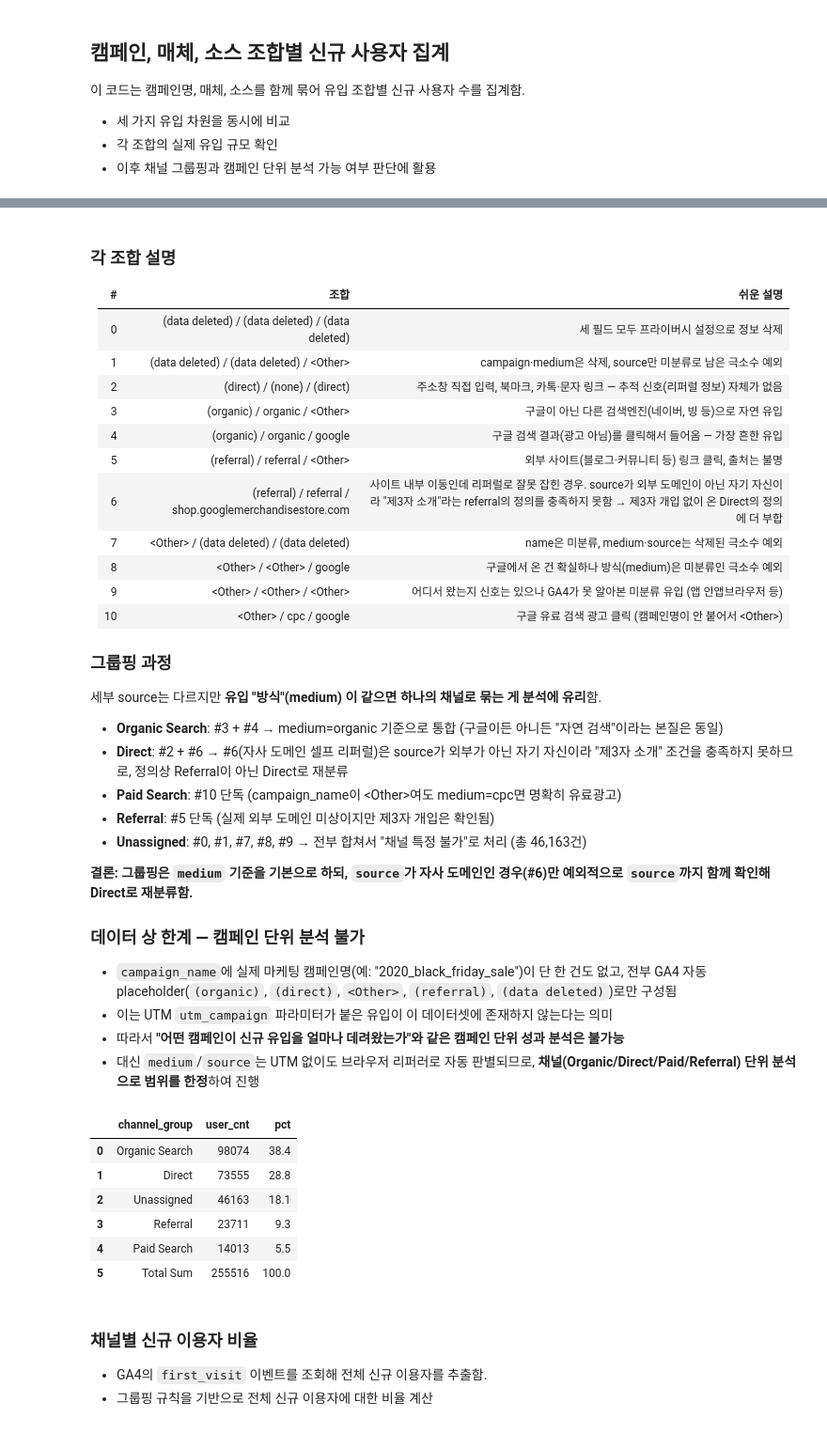
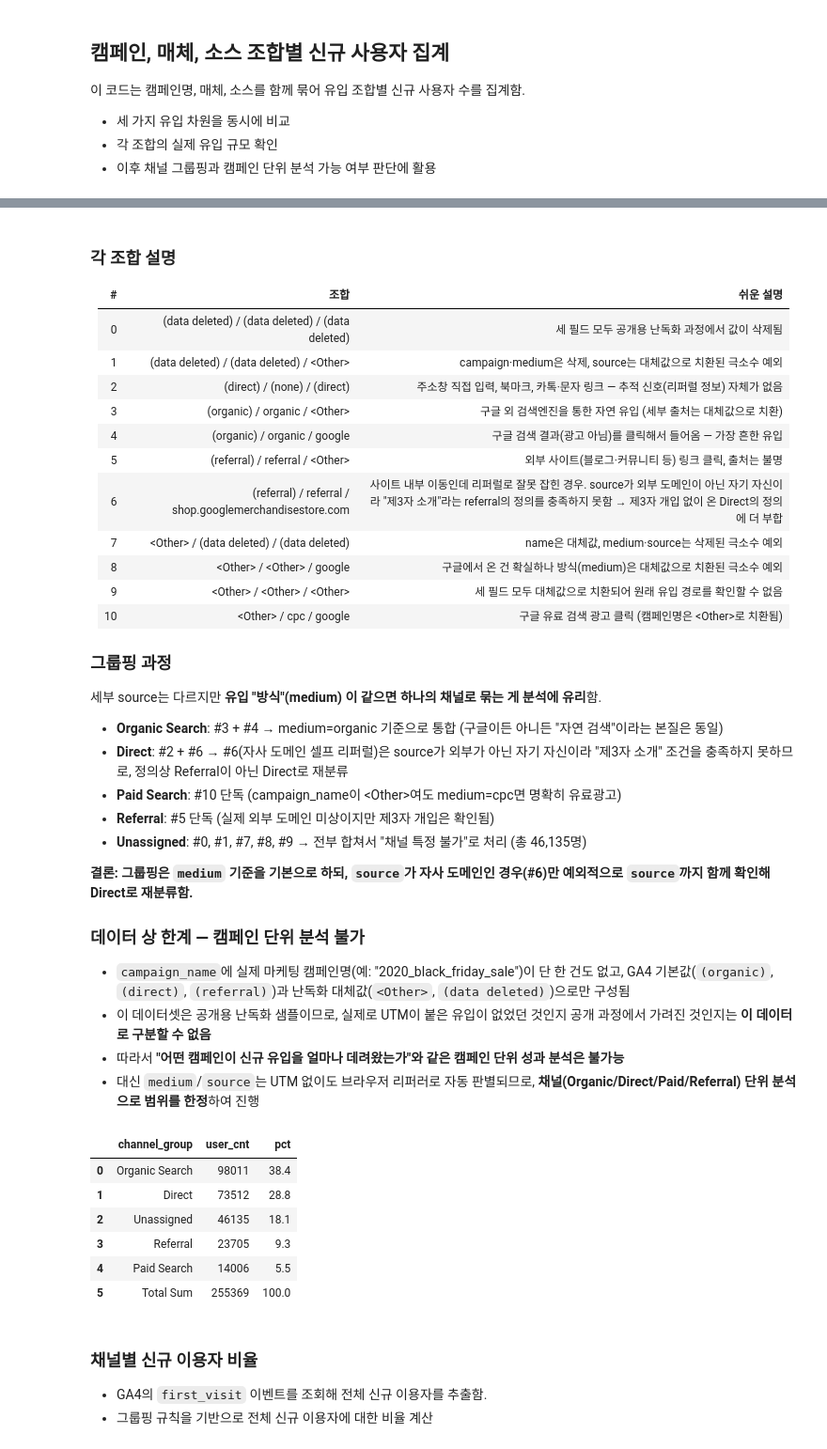
Before and after one commit to bulsajo1/ecommerce-product-analysis-project, a Jupyter notebook: data_analysis/A(acquisition).ipynb, the cells around one changed output, grey strips where cells are left out. Shown at 94% size. Cells and saved outputs as stored; diff of their text form; code cells hidden in the pictures.

```diff
--- a/data_analysis/A(acquisition).ipynb
+++ b/data_analysis/A(acquisition).ipynb
@@ -525,17 +563,17 @@ print(df)
 
 | # | 조합 | 쉬운 설명 |
 |---|---|---|
-| 0 | (data deleted) / (data deleted) / (data deleted) | 세 필드 모두 프라이버시 설정으로 정보 삭제 |
-| 1 | (data deleted) / (data deleted) / \<Other\> | campaign·medium은 삭제, source만 미분류로 남은 극소수 예외 |
+| 0 | (data deleted) / (data deleted) / (data deleted) | 세 필드 모두 공개용 난독화 과정에서 값이 삭제됨 |
+| 1 | (data deleted) / (data deleted) / \<Other\> | campaign·medium은 삭제, source는 대체값으로 치환된 극소수 예외 |
 | 2 | (direct) / (none) / (direct) | 주소창 직접 입력, 북마크, 카톡·문자 링크 — 추적 신호(리퍼럴 정보) 자체가 없음 |
-| 3 | (organic) / organic / \<Other\> | 구글이 아닌 다른 검색엔진(네이버, 빙 등)으로 자연 유입 |
+| 3 | (organic) / organic / \<Other\> | 구글 외 검색엔진을 통한 자연 유입 (세부 출처는 대체값으로 치환) |
 | 4 | (organic) / organic / google | 구글 검색 결과(광고 아님)를 클릭해서 들어옴 — 가장 흔한 유입 |
 | 5 | (referral) / referral / \<Other\> | 외부 사이트(블로그·커뮤니티 등) 링크 클릭, 출처는 불명 |
 | 6 | (referral) / referral / shop.googlemerchandisestore.com | 사이트 내부 이동인데 리퍼럴로 잘못 잡힌 경우. source가 외부 도메인이 아닌 자기 자신이라 "제3자 소개"라는 referral의 정의를 충족하지 못함 → 제3자 개입 없이 온 Direct의 정의에 더 부합 |
-| 7 | \<Other\> / (data deleted) / (data deleted) | name은 미분류, medium·source는 삭제된 극소수 예외 |
-| 8 | \<Other\> / \<Other\> / google | 구글에서 온 건 확실하나 방식(medium)은 미분류인 극소수 예외 |
-| 9 | \<Other\> / \<Other\> / \<Other\> | 어디서 왔는지 신호는 있으나 GA4가 못 알아본 미분류 유입 (앱 인앱브라우저 등) |
-| 10 | \<Other\> / cpc / google | 구글 유료 검색 광고 클릭 (캠페인명이 안 붙어서 \<Other\>) |
+| 7 | \<Other\> / (data deleted) / (data deleted) | name은 대체값, medium·source는 삭제된 극소수 예외 |
+| 8 | \<Other\> / \<Other\> / google | 구글에서 온 건 확실하나 방식(medium)은 대체값으로 치환된 극소수 예외 |
+| 9 | \<Other\> / \<Other\> / \<Other\> | 세 필드 모두 대체값으로 치환되어 원래 유입 경로를 확인할 수 없음 |
+| 10 | \<Other\> / cpc / google | 구글 유료 검색 광고 클릭 (캠페인명은 \<Other\>로 치환됨) |
 
 ### 그룹핑 과정
 
@@ -545,14 +583,14 @@ print(df)
 - **Direct**: #2 + #6 → #6(자사 도메인 셀프 리퍼럴)은 source가 외부가 아닌 자기 자신이라 "제3자 소개" 조건을 충족하지 못하므로, 정의상 Referral이 아닌 Direct로 재분류
 - **Paid Search**: #10 단독 (campaign_name이 \<Other\>여도 medium=cpc면 명확히 유료광고)
 - **Referral**: #5 단독 (실제 외부 도메인 미상이지만 제3자 개입은 확인됨)
-- **Unassigned**: #0, #1, #7, #8, #9 → 전부 합쳐서 "채널 특정 불가"로 처리 (총 46,163건)
+- **Unassigned**: #0, #1, #7, #8, #9 → 전부 합쳐서 "채널 특정 불가"로 처리 (총 46,135명)
 
 **결론: 그룹핑은 `medium` 기준을 기본으로 하되, `source`가 자사 도메인인 경우(#6)만 예외적으로 `source`까지 함께 확인해 Direct로 재분류함.**
 
 ### 데이터 상 한계 — 캠페인 단위 분석 불가
 
-- `campaign_name`에 실제 마케팅 캠페인명(예: "2020_black_friday_sale")이 단 한 건도 없고, 전부 GA4 자동 placeholder(`(organic)`, `(direct)`, `<Other>`, `(referral)`, `(data deleted)`)로만 구성됨
-- 이는 UTM `utm_campaign` 파라미터가 붙은 유입이 이 데이터셋에 존재하지 않는다는 의미
+- `campaign_name`에 실제 마케팅 캠페인명(예: "2020_black_friday_sale")이 단 한 건도 없고, GA4 기본값(`(organic)`, `(direct)`, `(referral)`)과 난독화 대체값(`<Other>`, `(data deleted)`)으로만 구성됨
+- 이 데이터셋은 공개용 난독화 샘플이므로, 실제로 UTM이 붙은 유입이 없었던 것인지 공개 과정에서 가려진 것인지는 **이 데이터로 구분할 수 없음**
 - 따라서 **"어떤 캠페인이 신규 유입을 얼마나 데려왔는가"와 같은 캠페인 단위 성과 분석은 불가능**
 - 대신 `medium`/`source`는 UTM 없이도 브라우저 리퍼러로 자동 판별되므로, **채널(Organic/Direct/Paid/Referral) 단위 분석으로 범위를 한정**하여 진행
 # %%
@@ -562,63 +600,66 @@ import matplotlib.pyplot as plt
 client = bigquery.Client(project="pro-talon-503713-s3")
 
 query = """
-WITH first_visit_users AS (
-  SELECT
-    user_pseudo_id,
-    traffic_source.source AS source,
-    traffic_source.medium AS medium
-  FROM `bigquery-public-data.ga4_obfuscated_sample_ecommerce.events_*`
-  WHERE event_name = 'first_visit'
-    AND _TABLE_SUFFIX BETWEEN '20201102' AND '20210131'
+WITH first_visit AS (
+    -- 사용자 1명 = 가장 이른 first_visit 1건 (중복 기록된 first_visit 147건 제거)
+    SELECT * EXCEPT(rn) FROM (
+        SELECT
+            user_pseudo_id, event_date, traffic_source, device, geo,
+            ROW_NUMBER() OVER (PARTITION BY user_pseudo_id ORDER BY event_timestamp) AS rn
+        FROM `bigquery-public-data.ga4_obfuscated_sample_ecommerce.events_*`
+        WHERE _TABLE_SUFFIX BETWEEN '20201102' AND '20210131'
+            AND event_name = 'first_visit'
+    )
+    WHERE rn = 1
 ),
 
 channel_grouped AS (
   SELECT
     user_pseudo_id,
     CASE
-      WHEN medium = 'organic' THEN 'Organic Search'
-      WHEN medium = 'cpc' THEN 'Paid Search'
-      WHEN medium = '(none)' AND source = '(direct)' THEN 'Direct'
-      WHEN medium = 'referral' AND source = 'shop.googlemerchandisestore.com' THEN 'Direct'
-      WHEN medium = 'referral' THEN 'Referral'
+      WHEN traffic_source.medium = 'organic' THEN 'Organic Search'
+      WHEN traffic_source.medium = 'cpc' THEN 'Paid Search'
+      WHEN traffic_source.medium = '(none)' AND traffic_source.source = '(direct)' THEN 'Direct'
+      WHEN traffic_source.medium = 'referral' AND traffic_source.source = 'shop.googlemerchandisestore.com' THEN 'Direct'
+      WHEN traffic_source.medium = 'referral' THEN 'Referral'
       ELSE 'Unassigned'
     END AS channel_group
-  FROM first_visit_users
+  FROM first_visit
 ),
 
 channel_summary AS (
   SELECT
     channel_group,
-    COUNT(*) AS user_cnt,
-    ROUND(COUNT(*) / SUM(COUNT(*)) OVER() * 100, 1) AS pct
+    COUNT(DISTINCT user_pseudo_id) AS user_cnt,
+    ROUND(COUNT(DISTINCT user_pseudo_id) / SUM(COUNT(DISTINCT user_pseudo_id)) OVER() * 100, 1) AS pct
   FROM channel_grouped
   GROUP BY channel_group
 ),
 
 total AS (
   SELECT
     'Total Sum' AS channel_group,
     SUM(user_cnt) AS user_cnt,
     100.0 AS pct
   FROM channel_summary
 )
 
 SELECT * FROM channel_summary
 UNION ALL
 SELECT * FROM total
 ORDER BY channel_group = 'Total Sum', user_cnt DESC
 """
 
 df_channel = client.query(query).to_dataframe()
 df_channel
 # %% [output]
 |  | channel_group | user_cnt | pct |
-| 0 | Organic Search | 98074 | 38.4 |
-| 1 | Direct | 73555 | 28.8 |
-| 2 | Unassigned | 46163 | 18.1 |
-| 3 | Referral | 23711 | 9.3 |
-| 4 | Paid Search | 14013 | 5.5 |
-| 5 | Total Sum | 255516 | 100.0 |
+| 0 | Organic Search | 98011 | 38.4 |
+| 1 | Direct | 73512 | 28.8 |
+| 2 | Unassigned | 46135 | 18.1 |
+| 3 | Referral | 23705 | 9.3 |
+| 4 | Paid Search | 14006 | 5.5 |
+| 5 | Total Sum | 255369 | 100.0 |
 # %% [markdown]
 ### 채널별 신규 이용자 비율
 - GA4의 `first_visit` 이벤트를 조회해 전체 신규 이용자를 추출함.
```
Also changed, not shown: parts of 41 cells of this notebook, 5 other files.
